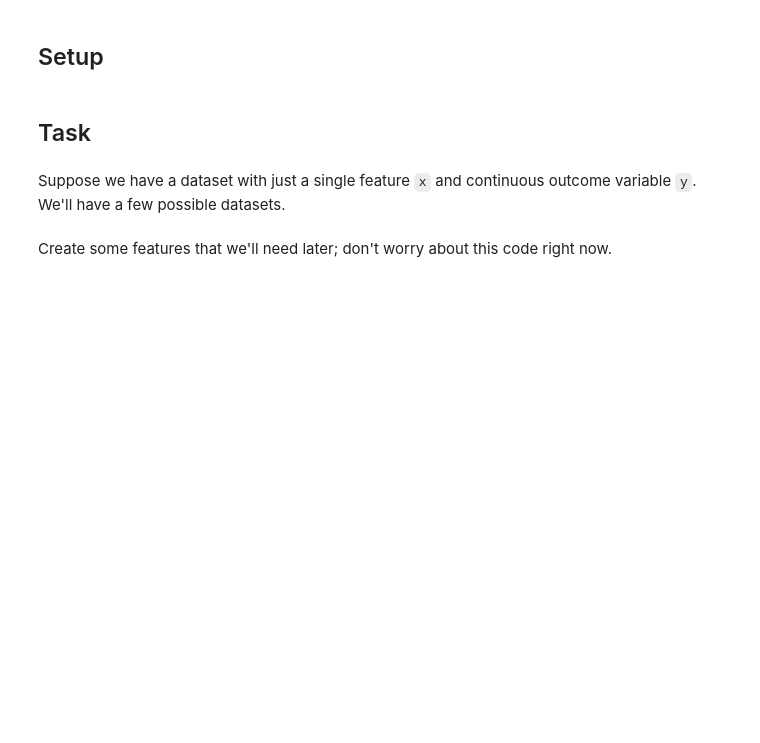
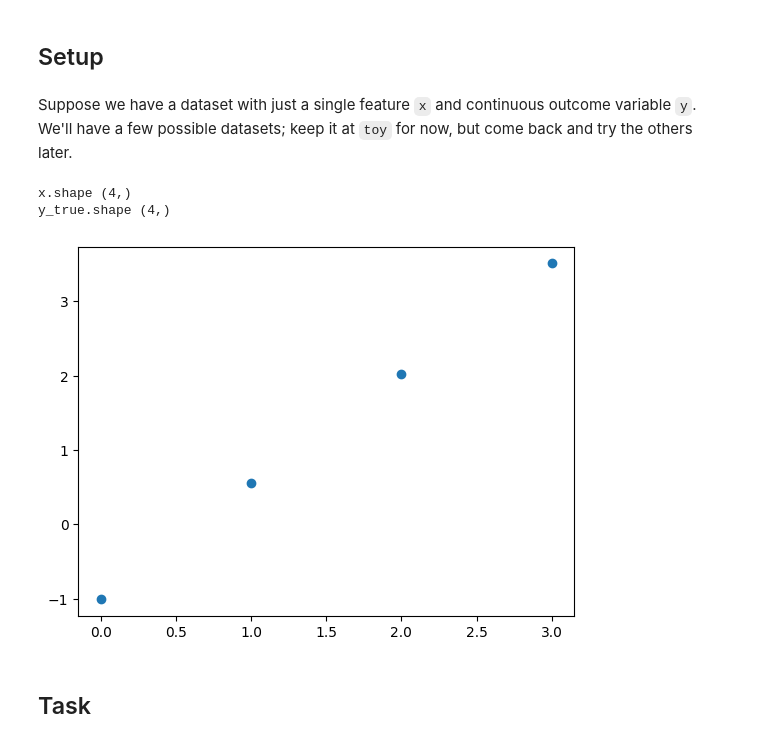
Before and after one commit to Calvin-Data-Science/cs375-376-public, a Jupyter notebook: notebooks/u03n1-linreg-manual.ipynb, the cells around one changed output. Cells and saved outputs as stored; diff of their text form; code cells hidden in the pictures; blank space fills up the shorter version.

```diff
--- a/notebooks/u03n1-linreg-manual.ipynb
+++ b/notebooks/u03n1-linreg-manual.ipynb
@@ -11,7 +18,36 @@ import ipywidgets as widgets
 import matplotlib.pyplot as plt
 import pandas as pd
 %matplotlib inline
+# %% [markdown]
+Suppose we have a dataset with just a single feature `x` and continuous outcome variable `y`. We'll have a few possible datasets; keep it at `toy` for now, but come back and try the others later.
+# %%
+DATASET = 'toy'
+
+if DATASET == 'toy':
+    x = np.array([0, 1, 2, 3])
+    y_true = np.array([-1.01, .56, 2.02, 3.51])
+if DATASET == 'toy2':
+    x = np.array([0, 1, 2, 3])
+    y_true = np.array([-1, .5, 2.0, 25])
+elif DATASET == "temps":
+    data = pd.read_csv("https://data.giss.nasa.gov/gistemp/graphs_v4/graph_data/Global_Mean_Estimates_based_on_Land_and_Ocean_Data/graph.csv", skiprows=1)
+    # Shape x to be items-by-features
+    x = data.iloc[:, 0].values.astype(np.float32)
+    # scale x to a reasonable range
+    x -= 1880.0
+    x /= 100.
+    y_true = data.iloc[:, 1].values.astype(np.float32)
+
+# Plot the data so we can see it
+if len(x) < 50:
+    plt.scatter(x, y_true)
+else:
+    plt.plot(x, y_true)
+print("x.shape", x.shape)
+print("y_true.shape", y_true.shape)
+# %% [output]
+x.shape (4,)
+y_true.shape (4,)
+[figure, added]
 # %% [markdown]
 ## Task
-# %% [markdown]
-Suppose we have a dataset with just a single feature `x` and continuous outcome variable `y`. We'll have a few possible datasets.
@@ -41,2 +53,0 @@ print(x.shape, y_true.shape)
-# %% [markdown]
-Create some features that we'll need later; don't worry about this code right now.
```
Also changed, not shown: parts of 28 cells of this notebook.
